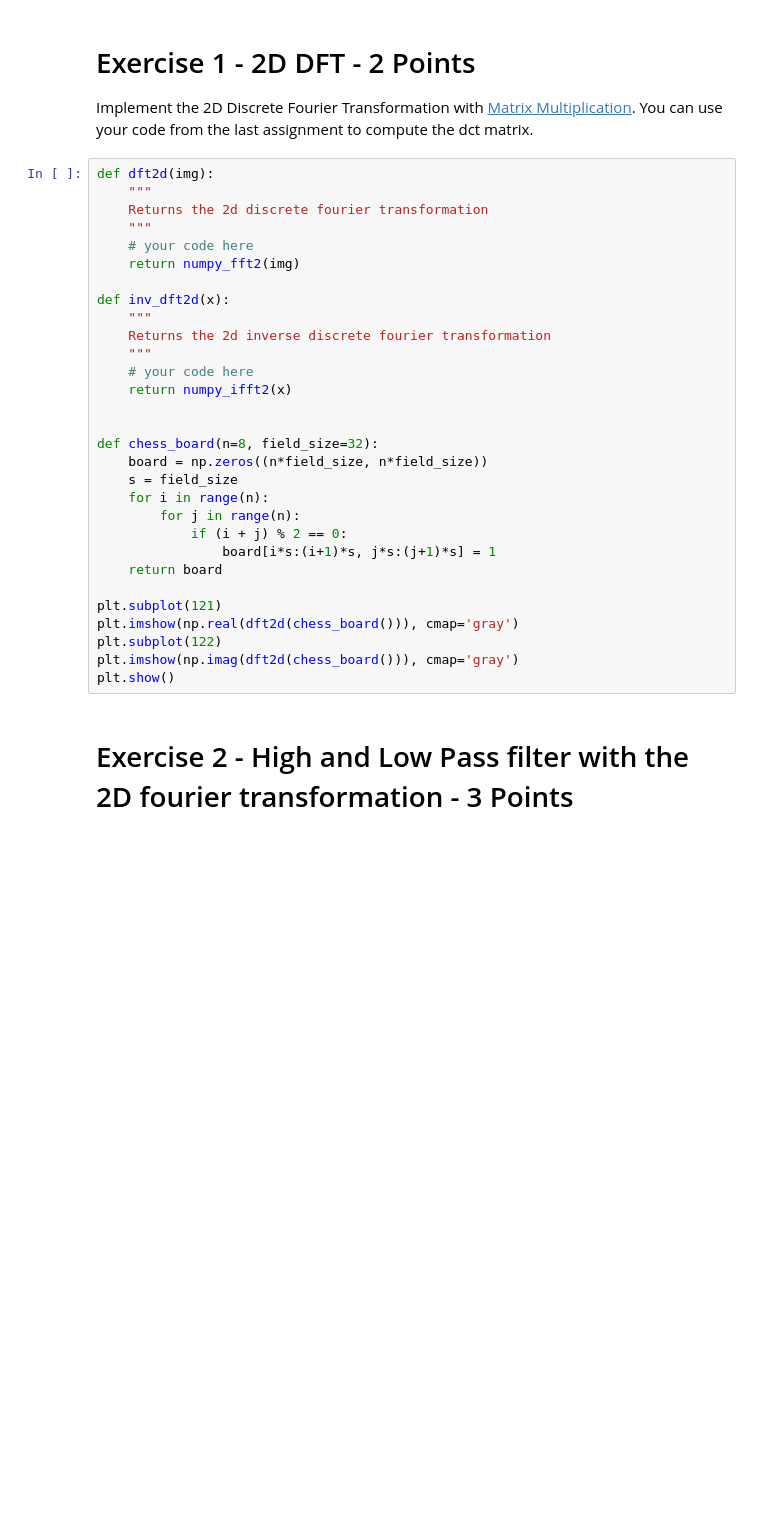
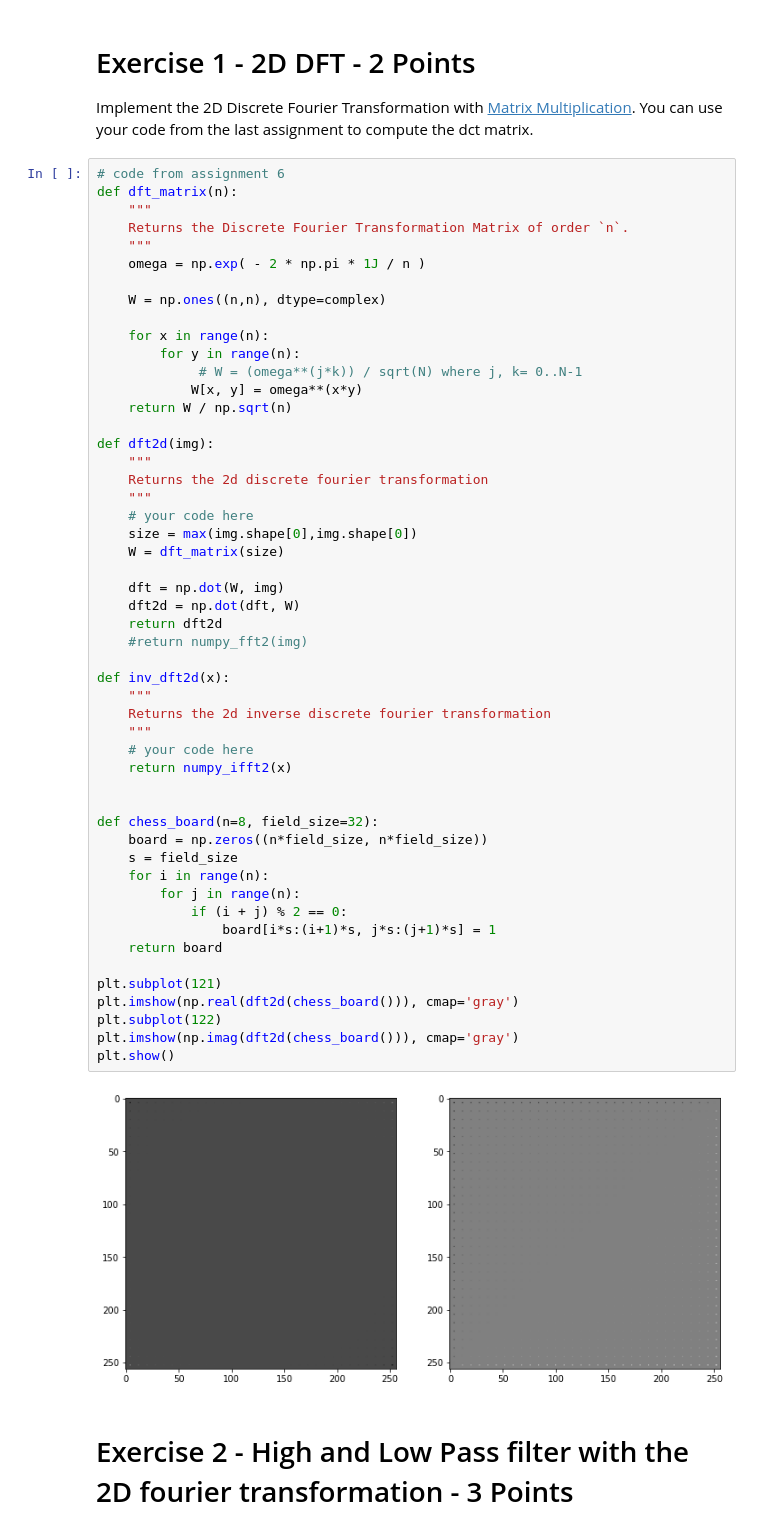
Before and after one commit to oleksa-oleksa/Image_Processing_SS2020_FU_Berlin, a Jupyter notebook: assignments/07_assignment.ipynb, the cells around one changed output. Cells and saved outputs as stored; diff of their text form; blank space fills up the shorter version.

```diff
--- a/assignments/07_assignment.ipynb
+++ b/assignments/07_assignment.ipynb
@@ -38,35 +44,58 @@ plt.show()
 # Exercise 1 - 2D DFT - 2 Points
 Implement the 2D Discrete Fourier Transformation with [Matrix Multiplication](https://en.wikipedia.org/wiki/DFT_matrix). You can use your code from the last assignment to compute the dct matrix.
 # %%
+# code from assignment 6
+def dft_matrix(n):
+    """
+    Returns the Discrete Fourier Transformation Matrix of order `n`.
+    """
+    omega = np.exp( - 2 * np.pi * 1J / n )
+
+    W = np.ones((n,n), dtype=complex)
+
+    for x in range(n):
+        for y in range(n):
+             # W = (omega**(j*k)) / sqrt(N) where j, k= 0..N-1
+            W[x, y] = omega**(x*y)
+    return W / np.sqrt(n)
+
 def dft2d(img):
     """
     Returns the 2d discrete fourier transformation
     """
     # your code here
-    return numpy_fft2(img)
+    size = max(img.shape[0],img.shape[0])
+    W = dft_matrix(size)
+
+    dft = np.dot(W, img)
+    dft2d = np.dot(dft, W)
+    return dft2d
+    #return numpy_fft2(img)
 
 def inv_dft2d(x):
     """
     Returns the 2d inverse discrete fourier transformation
     """
     # your code here
     return numpy_ifft2(x)
 
 
 def chess_board(n=8, field_size=32):
     board = np.zeros((n*field_size, n*field_size))
     s = field_size
     for i in range(n):
         for j in range(n):
             if (i + j) % 2 == 0:
                 board[i*s:(i+1)*s, j*s:(j+1)*s] = 1
     return board
 
 plt.subplot(121)
 plt.imshow(np.real(dft2d(chess_board())), cmap='gray')
 plt.subplot(122)
 plt.imshow(np.imag(dft2d(chess_board())), cmap='gray')
 plt.show()
+# %% [output]
+[figure, added]
 # %% [markdown]
 # Exercise 2 - High and Low Pass filter with the 2D fourier transformation - 3 Points
 # %%
```
Also changed, not shown: parts of 1 cell of this notebook.
